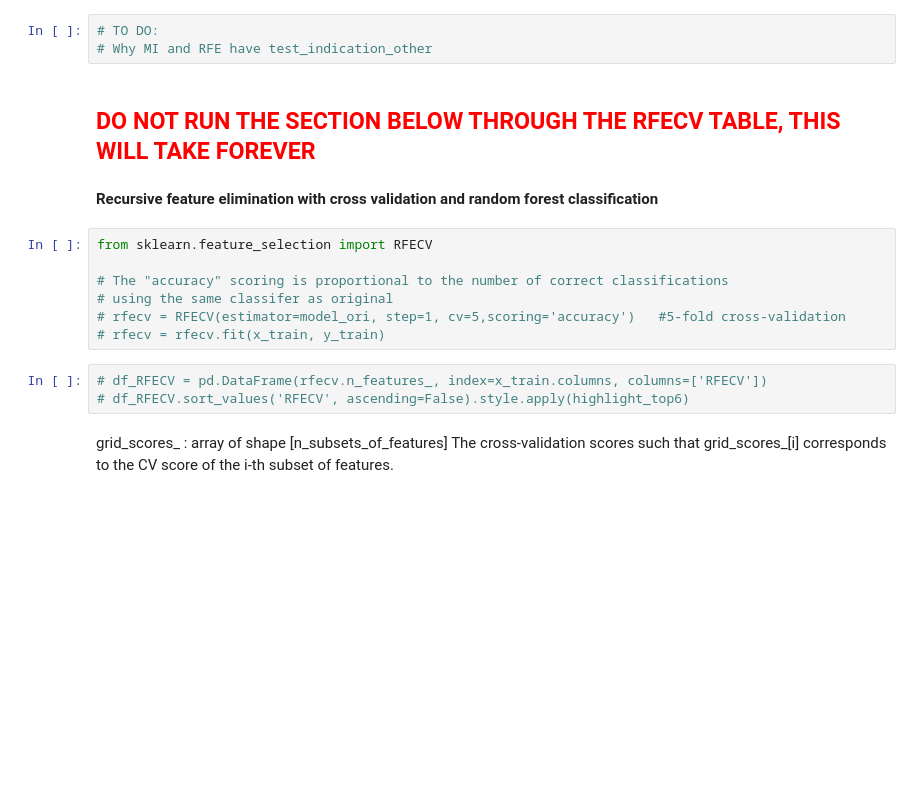
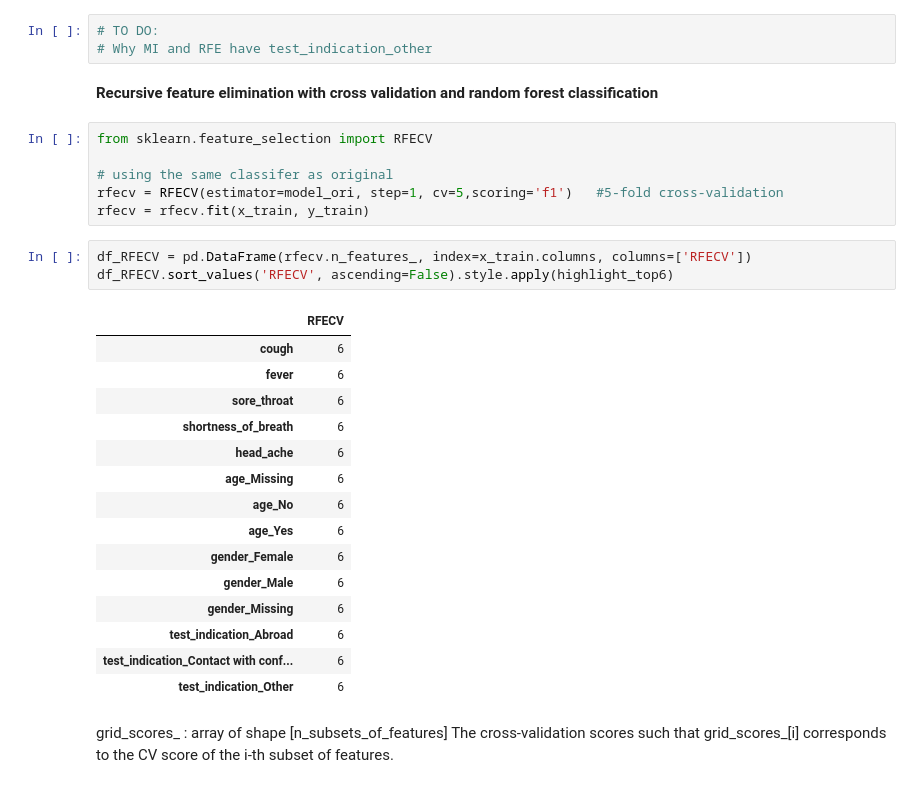
Before and after one commit to guojunseven/Data-Mining-Project, a Jupyter notebook: COVID19 Diagnosis Prediction.ipynb, the cells around one changed output. Cells and saved outputs as stored; diff of their text form; blank space fills up the shorter version.

```diff
--- a/COVID19 Diagnosis Prediction.ipynb
+++ b/COVID19 Diagnosis Prediction.ipynb
@@ -783,20 +779,33 @@ merged.sort_values('SelectKBest-chi2', ascending=False).style.apply(highlight_to
 # %%
 # TO DO:
 # Why MI and RFE have test_indication_other
-# %% [markdown]
-## <font color='red'> DO NOT RUN THE SECTION BELOW THROUGH THE RFECV TABLE, THIS WILL TAKE FOREVER</font>
 # %% [markdown]
 **Recursive feature elimination with cross validation and random forest classification**
 # %%
 from sklearn.feature_selection import RFECV
 
-# The "accuracy" scoring is proportional to the number of correct classifications
 # using the same classifer as original
-# rfecv = RFECV(estimator=model_ori, step=1, cv=5,scoring='accuracy')   #5-fold cross-validation
-# rfecv = rfecv.fit(x_train, y_train)
+rfecv = RFECV(estimator=model_ori, step=1, cv=5,scoring='f1')   #5-fold cross-validation
+rfecv = rfecv.fit(x_train, y_train)
 # %%
-# df_RFECV = pd.DataFrame(rfecv.n_features_, index=x_train.columns, columns=['RFECV'])
-# df_RFECV.sort_values('RFECV', ascending=False).style.apply(highlight_top6)
+df_RFECV = pd.DataFrame(rfecv.n_features_, index=x_train.columns, columns=['RFECV'])
+df_RFECV.sort_values('RFECV', ascending=False).style.apply(highlight_top6)
+# %% [output]
+|  | RFECV |
+| cough | 6 |
+| fever | 6 |
+| sore_throat | 6 |
+| shortness_of_breath | 6 |
+| head_ache | 6 |
+| age_Missing | 6 |
+| age_No | 6 |
+| age_Yes | 6 |
+| gender_Female | 6 |
+| gender_Male | 6 |
+| gender_Missing | 6 |
+| test_indication_Abroad | 6 |
+| test_indication_Contact with conf... | 6 |
+| test_indication_Other | 6 |
 # %% [markdown]
 grid_scores_ : array of shape [n_subsets_of_features]
 The cross-validation scores such that grid_scores_[i] corresponds to the CV score of the i-th subset of features.
```
Also changed, not shown: parts of 10 cells of this notebook.
